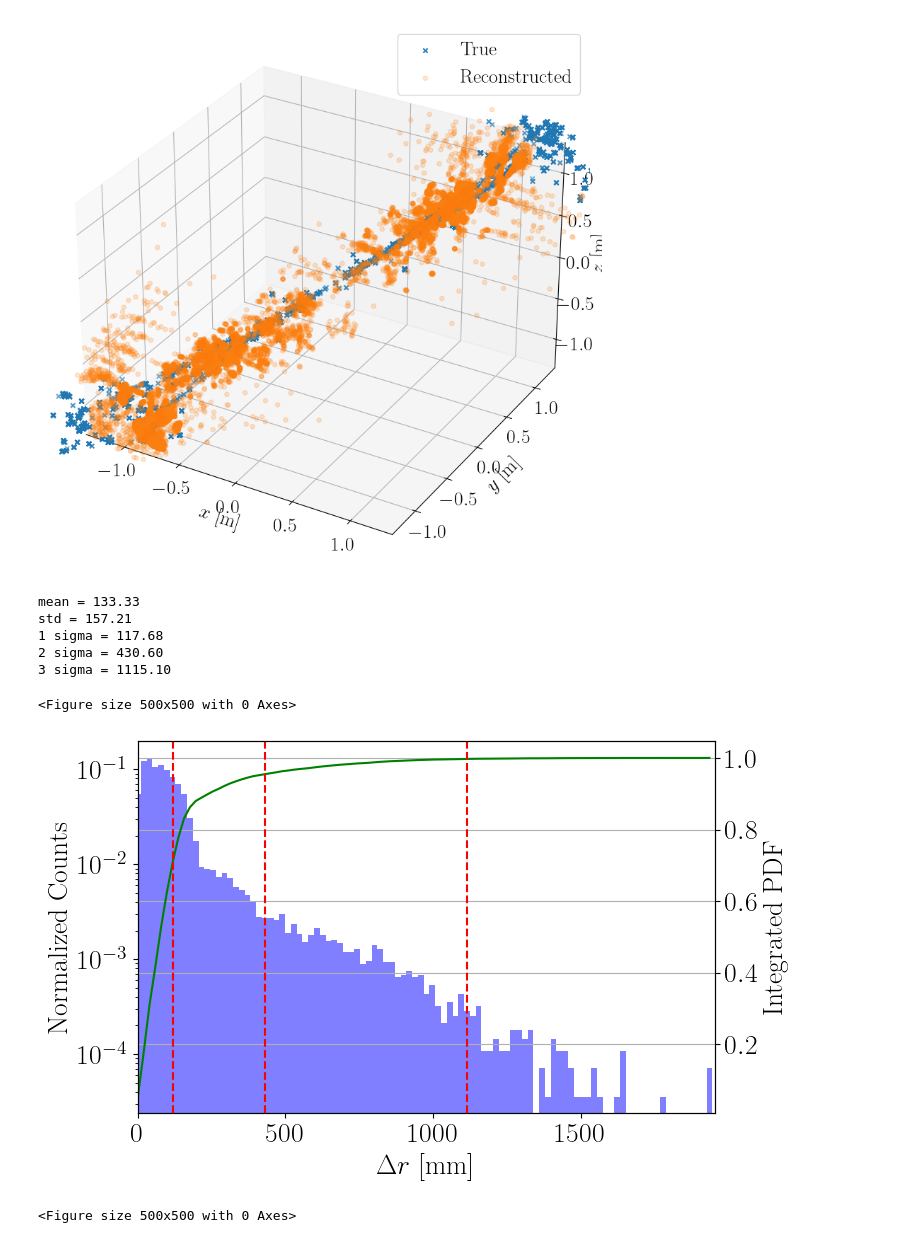
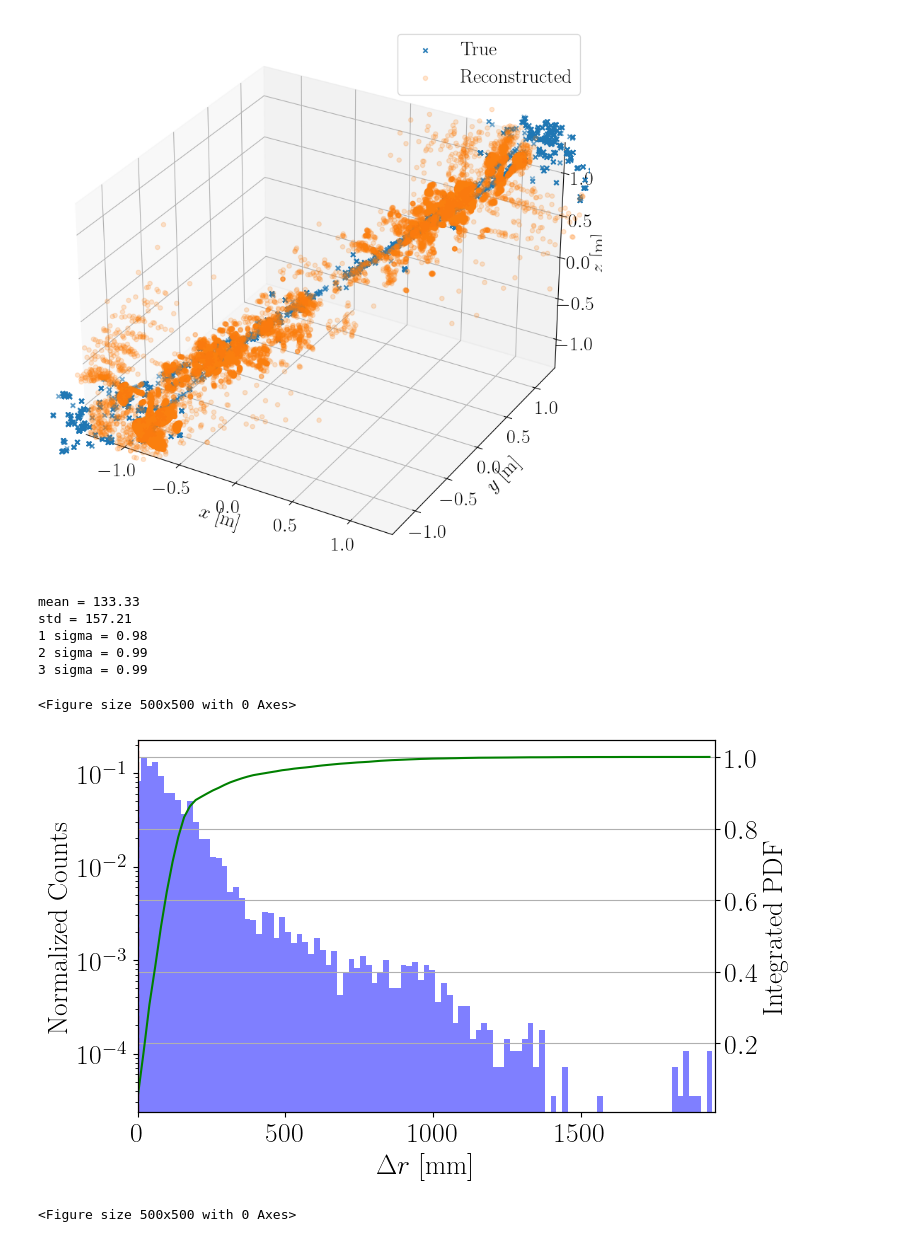
Before and after one commit to Noah-Everett/DSPS-Detector, a Jupyter notebook: analysis/DSPDReco.ipynb, the cells around one changed output. Saved outputs shown, nothing was run; the diff lists cells and outputs as text; code cells hidden in the pictures.

```diff
--- a/analysis/DSPDReco.ipynb
+++ b/analysis/DSPDReco.ipynb
@@ -156,8 +157,8 @@ C_XENON_MM_PER_NS = C_XENON_MM_PER_S / NS_PER_S
 # %% [markdown]
 # Filter Hits
 # %%
-# search_radius = 3
-# search_number = 3
+search_radius = 3
+search_number = 3
 
 # df_hits['closeHits_count'] = 0
 # relative_positions = np.vstack(df_hits['relativePosition_nBin'].values)
@@ -181,7 +182,7 @@ C_XENON_MM_PER_NS = C_XENON_MM_PER_S / NS_PER_S
 #     # if index > 5:
 #     #     break
 print(df_hits)
-df_hits = filter_hits(df_hits, radius=3, number=3)
+df_hits = filter_hits(df_hits, radius=search_radius, number=search_number)
 print(df_hits)
 
 # df_hits = df_hits[df_hits['closeHits_count'] >= search_number].copy()
@@ -450,7 +451,7 @@ fig.show()
 # scaled_hist = hist / cumulative_sum[-1]
 # plt.clf()
 
-PDF, scaled_hist, bins = get_PDF(df_hits['reconstructedPoint_primary_distance_r'], bins=100)
+PDF, scaled_hist, bins = get_PDF(df_hits['reconstructedPoint_primary_distance_r'], nBins=100)
 primary_mean = np.mean(df_hits['reconstructedPoint_primary_distance_r'])
 primary_std = np.std(df_hits['reconstructedPoint_primary_distance_r'])
 primary_sigma_1 = get_CSP('1 sigma', PDF, scaled_hist, bins)
@@ -597,49 +603,55 @@ fig.show()
 # %% [output]
 [figure]
 # %%
-hist, bins, _ = plt.hist(df_hits['reconstructedPoint_initial_distance_r'], bins=100, alpha=0.5, label='Histogram')
-cumulative_sum = np.cumsum(hist)
-scaled_hist = hist / cumulative_sum[-1]
-plt.clf()
+# hist, bins, _ = plt.hist(df_hits['reconstructedPoint_initial_distance_r'], bins=100, alpha=0.5, label='Histogram')
+# cumulative_sum = np.cumsum(hist)
+# scaled_hist = hist / cumulative_sum[-1]
+# plt.clf()
+PDF, hist, bins = get_PDF(df_hits['reconstructedPoint_initial_distance_r'], nBins=100)
+initial_mean = np.mean(df_hits['reconstructedPoint_initial_distance_r'])
+initial_std = np.std(df_hits['reconstructedPoint_initial_distance_r'])
+initial_sigma_1 = get_CSP('1 sigma', PDF, hist, bins)
+initial_sigma_2 = get_CSP('2 sigma', PDF, hist, bins)
+initial_sigma_3 = get_CSP('3 sigma', PDF, hist, bins)
 
 fig, ax1 = plt.subplots(figsize=(8, 5))
 ax1.bar(bins[:-1], scaled_hist, width=np.diff(bins), alpha=0.5, color='blue')
 ax1.set_xlabel(r'$\Delta r$ [mm]')
 ax1.set_ylabel('Normalized Counts')
 ax1.set_yscale('log')
 ax1.set_xlim(0, bins[-1])
 
 ax2 = ax1.twinx()
-PDF = cumulative_sum/cumulative_sum[-1]
+# PDF = cumulative_sum/cumulative_sum[-1]
 ax2.plot(bins[:-1], PDF, color='green', label='Histogram')
 ax2.set_ylabel('Integrated PDF')
 
 # Add vertical line at 1 sigma
-initial_sigma_1 = bins[np.argmin(np.abs(PDF - 0.6827))]
-initial_sigma_2 = bins[np.argmin(np.abs(PDF - 0.9545))]
-initial_sigma_3 = bins[np.argmin(np.abs(PDF - 0.9973))]
-initial_mean = np.mean(df_hits['reconstructedPoint_initial_distance_r'])
-initial_std = np.std(df_hits['reconstructedPoint_initial_distance_r'])
+# initial_sigma_1 = bins[np.argmin(np.abs(PDF - 0.6827))]
+# initial_sigma_2 = bins[np.argmin(np.abs(PDF - 0.9545))]
+# initial_sigma_3 = bins[np.argmin(np.abs(PDF - 0.9973))]
+# initial_mean = np.mean(df_hits['reconstructedPoint_initial_distance_r'])
+# initial_std = np.std(df_hits['reconstructedPoint_initial_distance_r'])
 print('mean = {:.2f}'.format(initial_mean))
 print('std = {:.2f}'.format(initial_std))
 print('1 sigma = {:.2f}'.format(initial_sigma_1))
 print('2 sigma = {:.2f}'.format(initial_sigma_2))
 print('3 sigma = {:.2f}'.format(initial_sigma_3))
 ax2.axvline(initial_sigma_1, color='red', linestyle='--', label='1 Sigma')
 ax2.axvline(initial_sigma_2, color='red', linestyle='--', label='2 Sigma')
 ax2.axvline(initial_sigma_3, color='red', linestyle='--', label='3 Sigma')
 ax2.grid()
 
 fig.tight_layout()
 fig.show()
 # %% [output]
 mean = 133.33
 std = 157.21
-1 sigma = 117.68
-2 sigma = 430.60
-3 sigma = 1115.10
+1 sigma = 0.98
+2 sigma = 0.99
+3 sigma = 0.99
 <Figure size 500x500 with 0 Axes>
-[figure, old version]
+[figure, new version]
 # %%
 df_hits['reconstructedPoint_initial_distance_r_x'] = df_hits['reconstructedPoint_initial_distance'].apply(lambda x: x[0]) - df_hits['initialPosition'].apply(lambda x: x[0])
 df_hits['reconstructedPoint_initial_distance_r_y'] = df_hits['reconstructedPoint_initial_distance'].apply(lambda x: x[1]) - df_hits['initialPosition'].apply(lambda x: x[1])
```
Also changed, not shown: parts of 7 cells of this notebook, 1 other file.
